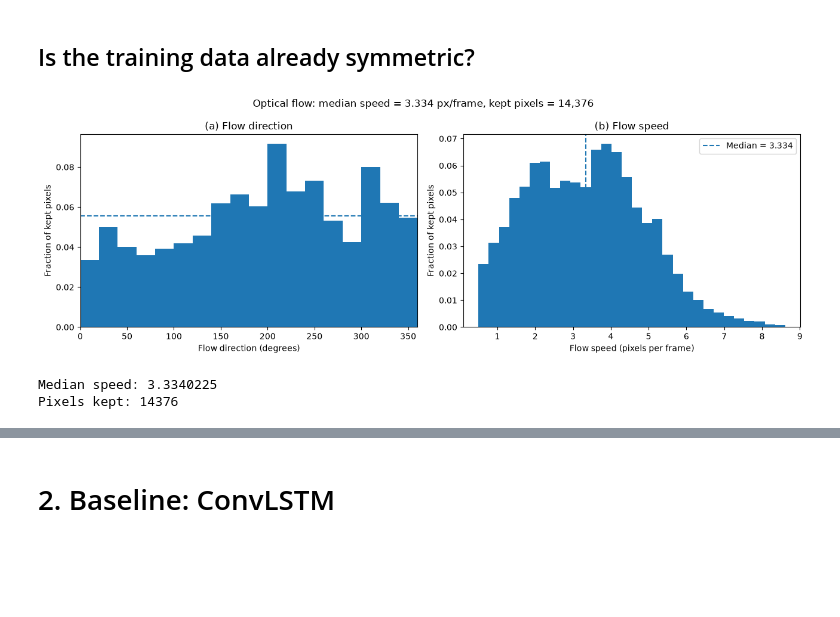
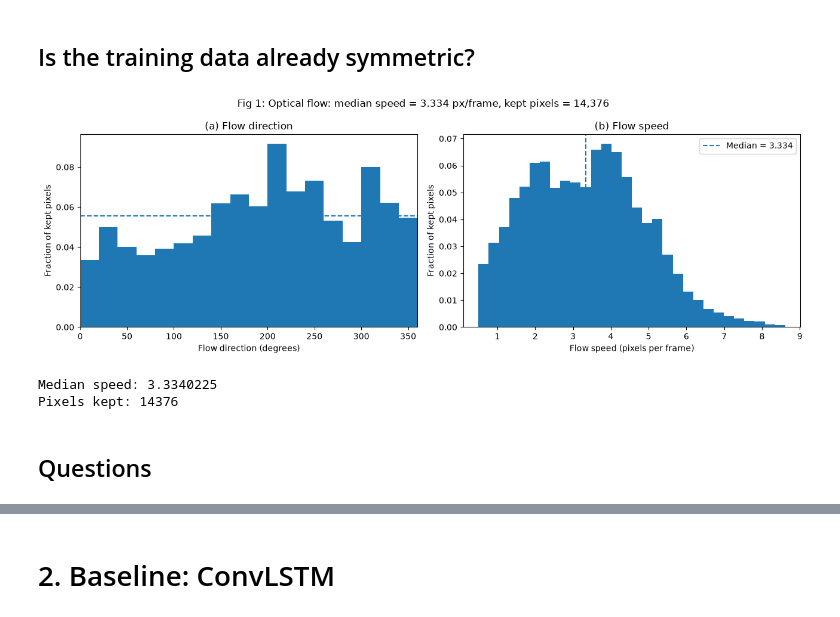
Before and after one commit to obaidhsn/25280049_Assignment2_DL4STG, a Jupyter notebook: 25280049_Question2.ipynb, the cells around one changed output, grey strips where cells are left out. Saved outputs shown, nothing was run; the diff lists cells and outputs as text; code cells hidden in the pictures; blank space fills up the shorter version.

```diff
--- a/25280049_Question2.ipynb
+++ b/25280049_Question2.ipynb
@@ -240,34 +240,36 @@ axes[0].set(
     xlim=(0, 360)
 )
 
 # (b) Speed
 axes[1].hist(
     speeds,
     bins=30,
     weights=np.ones(n_kept) / n_kept
 )
 axes[1].axvline(
     median_speed,
     linestyle="--",
     label=f"Median = {median_speed:.3f}"
 )
 axes[1].set(
     xlabel="Flow speed (pixels per frame)",
     ylabel="Fraction of kept pixels",
     title="(b) Flow speed"
 )
 axes[1].legend()
 
 fig.suptitle(
-    f"Optical flow: median speed = {median_speed:.3f} px/frame, "
+    f"Fig 1: Optical flow: median speed = {median_speed:.3f} px/frame, "
     f"kept pixels = {n_kept:,}"
 )
 fig.tight_layout()
 plt.show()
 
 print("Median speed:", median_speed)
 print("Pixels kept:", n_kept)
 # %% [output]
-[figure, old version]
+[figure, new version]
 Median speed: 3.3340225
 Pixels kept: 14376
+# %% [markdown]
+## Questions
```
Also changed, not shown: parts of 7 cells of this notebook.
